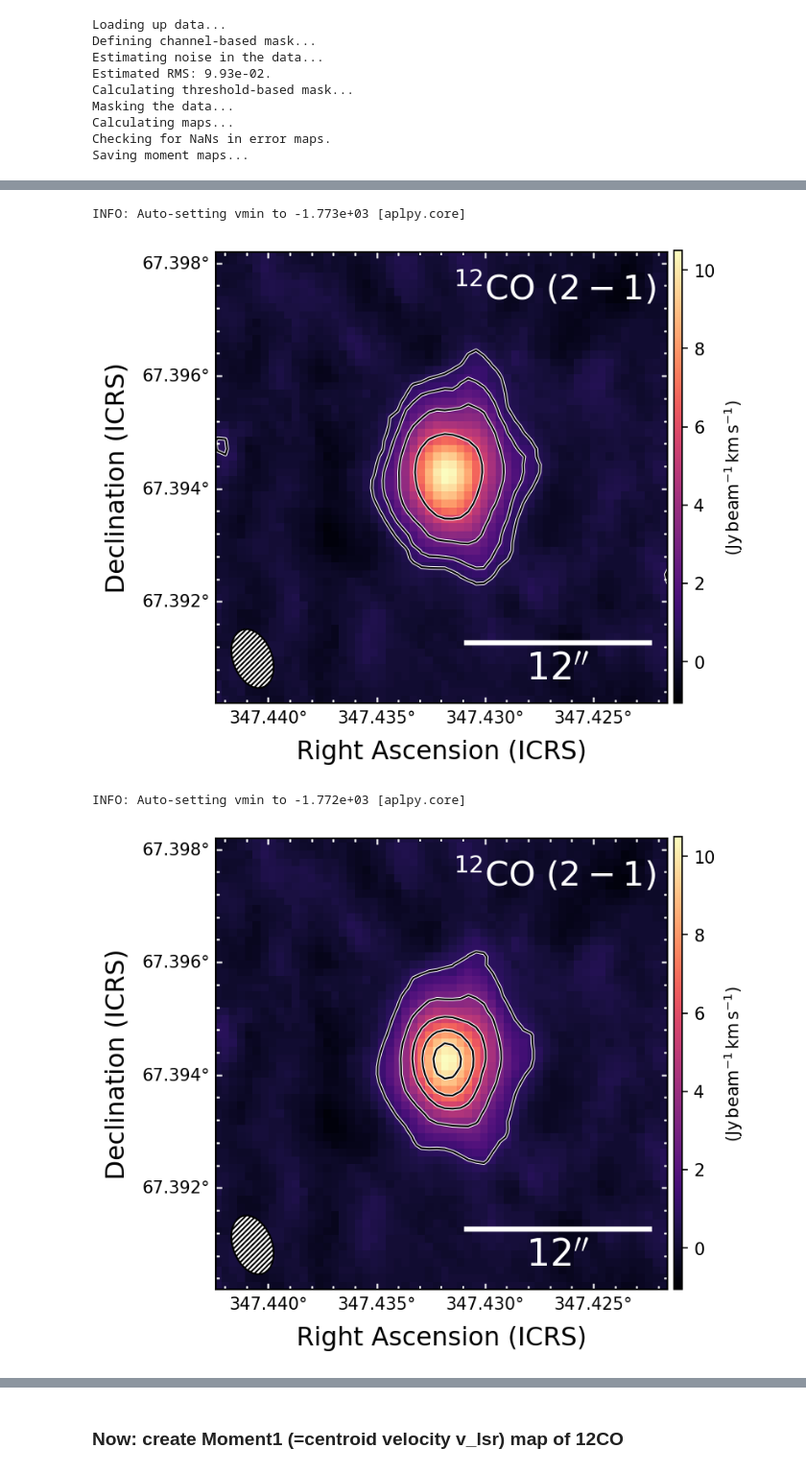
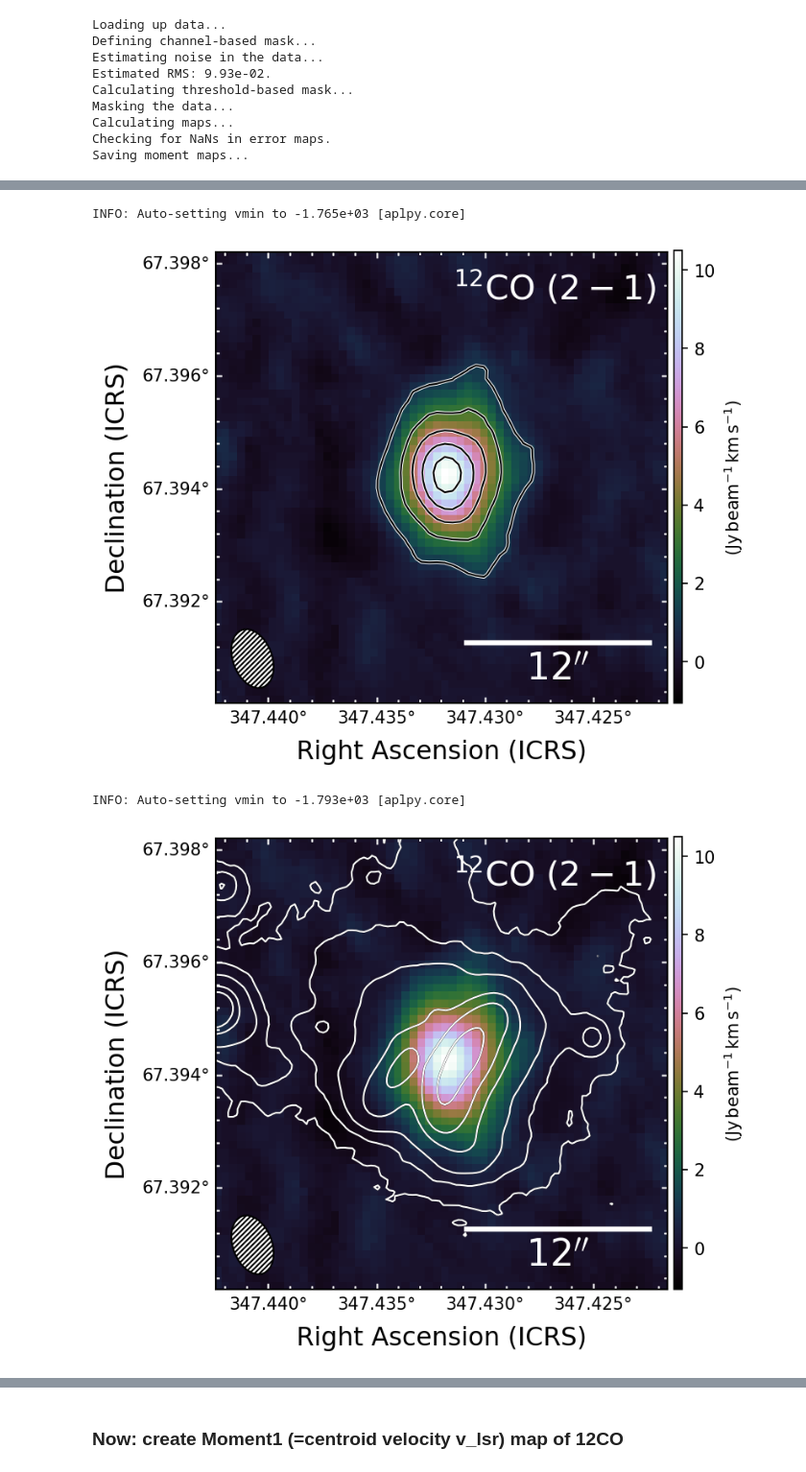
Before and after one commit to kristina-monsch/draculas-chivito, a Jupyter notebook: plot_12CO_data.ipynb, the cells around one changed output, grey strips where cells are left out. Shown at 96% size. Saved outputs shown, nothing was run; the diff lists cells and outputs as text; code cells hidden in the pictures.

```diff
--- a/plot_12CO_data.ipynb
+++ b/plot_12CO_data.ipynb
@@ -70,11 +121,11 @@ Masking the data...
 Calculating maps...
 Checking for NaNs in error maps.
 Saving moment maps...
+# %%
+mom0_12CO = fits.open('/Users/kristina/Hamburgers/Draculas_Chivito/SMA/data/DraChi.briggs0.12CO.LSRK.im.image_M0.fits')
 # %%
-color_table='magma'
+color_table='cubehelix'
 fig = plt.figure(dpi=150)
-
-mom0_12CO = fits.open('/Users/kristina/Hamburgers/Draculas_Chivito/SMA/DraChi.briggs0.12CO.LSRK.im.image_M0.fits')
 
 f_mom0_12CO = aplpy.FITSFigure(mom0_12CO, figure=fig)#, slices=[0],
 
@@ -85,7 +136,7 @@ f_mom0_12CO.show_colorscale(cmap=color_table, vmax=10000)
 rms = 2.41e2
 
 # adopt the default layout
-figure_layout( f_mom0_12CO, c_unit='(Jy beam$^{-1}$ m s$^{-1}$)')
+figure_layout( f_mom0_12CO, c_unit='(Jy beam$^{-1}$ m s$^{-1}$)', colorbar=False)
 
 c_levs = np.array([3, 6, 12, 24])*rms
 f_mom0_12CO.show_contour(colors='white', linewidths=2., levels=c_levs)
@@ -97,5 +148,10 @@ f_mom0_12CO.recenter(347.432,67.3942,width=0.008,height=0.008)
 f_mom0_12CO.add_label(0.75,0.92, '$^{12}$CO $(2-1)$', relative=True, color='white', size=20)
 
 
+im = plt.imshow(mom0_12CO[0].data/1000., cmap=color_table)
+cb_ax = fig.add_axes([0.81, 0.11, 0.01, 0.772]) #right, top, thickness, length
+cbar = fig.colorbar(im, cax=cb_ax)
+cbar.set_label('$(\mathrm{Jy\,beam^{-1}\,km\,s^{-1}})$', fontsize=10)
+
 fig.savefig('../plots/DraChi_mom0_12CO_withcontours.pdf', bbox_inches='tight')
 # %% [output]
@@ -104,21 +160,18 @@ INFO: Auto-setting vmin to -1.845e+03 [aplpy.core]
 # %%
-color_table='magma'
+color_table='cubehelix'
 fig = plt.figure(dpi=150)
-
-mom0_12CO = fits.open('/Users/kristina/Hamburgers/Draculas_Chivito/SMA/DraChi.briggs0.12CO.LSRK.im.image_M0.fits')
 
 f_mom0_12CO = aplpy.FITSFigure(mom0_12CO, figure=fig)#, slices=[0],
 
 vmin, vmax = np.nanpercentile(mom0_12CO[0].data, [2, 98])
 f_mom0_12CO.show_colorscale(cmap=color_table, vmax=10000)
 
-#rms = 9.93e-02 # obtained from bettermoments, see above
-rms = 2.41e2
+max_em = 1.05e4 # mJy/beam m/s from mom0 map
+c_levs = np.arange(0.1,1.2,0.2)*max_em
 
 # adopt the default layout
 figure_layout( f_mom0_12CO, c_unit='(Jy beam$^{-1}$ m s$^{-1}$)', colorbar=False)
 
-c_levs = np.array([3, 6, 12, 24])*rms
 f_mom0_12CO.show_contour(colors='white', linewidths=2., levels=c_levs)
 f_mom0_12CO.show_contour(colors='black', linewidths=1., levels=c_levs)
 
@@ -133,42 +186,45 @@ cb_ax = fig.add_axes([0.81, 0.11, 0.01, 0.772]) #right, top, thickness, length
 cbar = fig.colorbar(im, cax=cb_ax)
 cbar.set_label('$(\mathrm{Jy\,beam^{-1}\,km\,s^{-1}})$', fontsize=10)
 
-fig.savefig('../plots/DraChi_mom0_12CO_withcontours.pdf', bbox_inches='tight')
+fig.savefig('../plots/DraChi_mom0_12CO_withcontours_2.pdf', bbox_inches='tight')
 # %% [output]
-INFO: Auto-setting vmin to -1.773e+03 [aplpy.core]
+INFO: Auto-setting vmin to -1.765e+03 [aplpy.core]
-[figure, old version]
+[figure, new version]
 # %%
-color_table='magma'
+color_table='cubehelix'
 fig = plt.figure(dpi=150)
-
-mom0_12CO = fits.open('/Users/kristina/Hamburgers/Draculas_Chivito/SMA/DraChi.briggs0.12CO.LSRK.im.image_M0.fits')
 
 f_mom0_12CO = aplpy.FITSFigure(mom0_12CO, figure=fig)#, slices=[0],
 
 vmin, vmax = np.nanpercentile(mom0_12CO[0].data, [2, 98])
 f_mom0_12CO.show_colorscale(cmap=color_table, vmax=10000)
 
 max_em = 1.05e4 # mJy/beam m/s from mom0 map
 c_levs = np.arange(0.1,1.2,0.2)*max_em
 
 # adopt the default layout
 figure_layout( f_mom0_12CO, c_unit='(Jy beam$^{-1}$ m s$^{-1}$)', colorbar=False)
 
-f_mom0_12CO.show_contour(colors='white', linewidths=2., levels=c_levs)
-f_mom0_12CO.show_contour(colors='black', linewidths=1., levels=c_levs)
+rms = 17.
+c_levs = np.array([4, 16, 40, 160, 400, 1600])*rms
+f_mom0_12CO.show_contour('/Users/kristina/Hamburgers/Draculas_Chivito/Pan-STARRS_fits_files/cutout_rings.v3.skycell.2537.088.stk.g.unconv.fits', colors='black', linewidths=1.2, levels=c_levs, smooth=3, kernel='box')
+f_mom0_12CO.show_contour('/Users/kristina/Hamburgers/Draculas_Chivito/Pan-STARRS_fits_files/cutout_rings.v3.skycell.2537.088.stk.g.unconv.fits', colors='white', linewidths=1., levels=c_levs, smooth=3, kernel='box')
+
+#f_mom0_12CO.show_contour(colors='white', linewidths=2., levels=c_levs)
+#f_mom0_12CO.show_contour(colors='black', linewidths=1., levels=c_levs)
 
 # got the coordinates of the center from CASAviewer
 f_mom0_12CO.recenter(347.432,67.3942,width=0.008,height=0.008)
 
 f_mom0_12CO.add_label(0.75,0.92, '$^{12}$CO $(2-1)$', relative=True, color='white', size=20)
 
 
 im = plt.imshow(mom0_12CO[0].data/1000., cmap=color_table)
 cb_ax = fig.add_axes([0.81, 0.11, 0.01, 0.772]) #right, top, thickness, length
 cbar = fig.colorbar(im, cax=cb_ax)
 cbar.set_label('$(\mathrm{Jy\,beam^{-1}\,km\,s^{-1}})$', fontsize=10)
 
-fig.savefig('../plots/DraChi_mom0_12CO_withcontours_2.pdf', bbox_inches='tight')
+fig.savefig('../plots/DraChi_mom0_12CO_withcontours_3.pdf', bbox_inches='tight')
 # %% [output]
-INFO: Auto-setting vmin to -1.772e+03 [aplpy.core]
+INFO: Auto-setting vmin to -1.793e+03 [aplpy.core]
-[figure, old version]
+[figure, new version]
```
Also changed, not shown: parts of 30 cells of this notebook, 4 other files.
